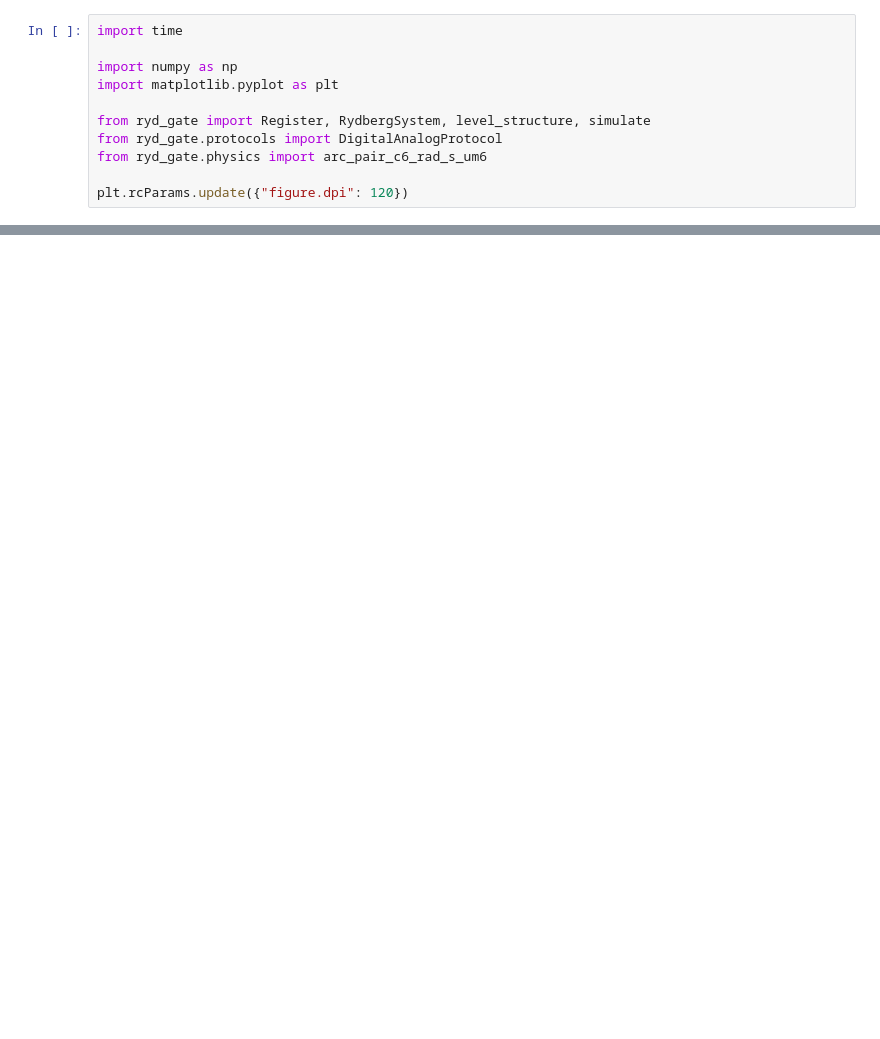
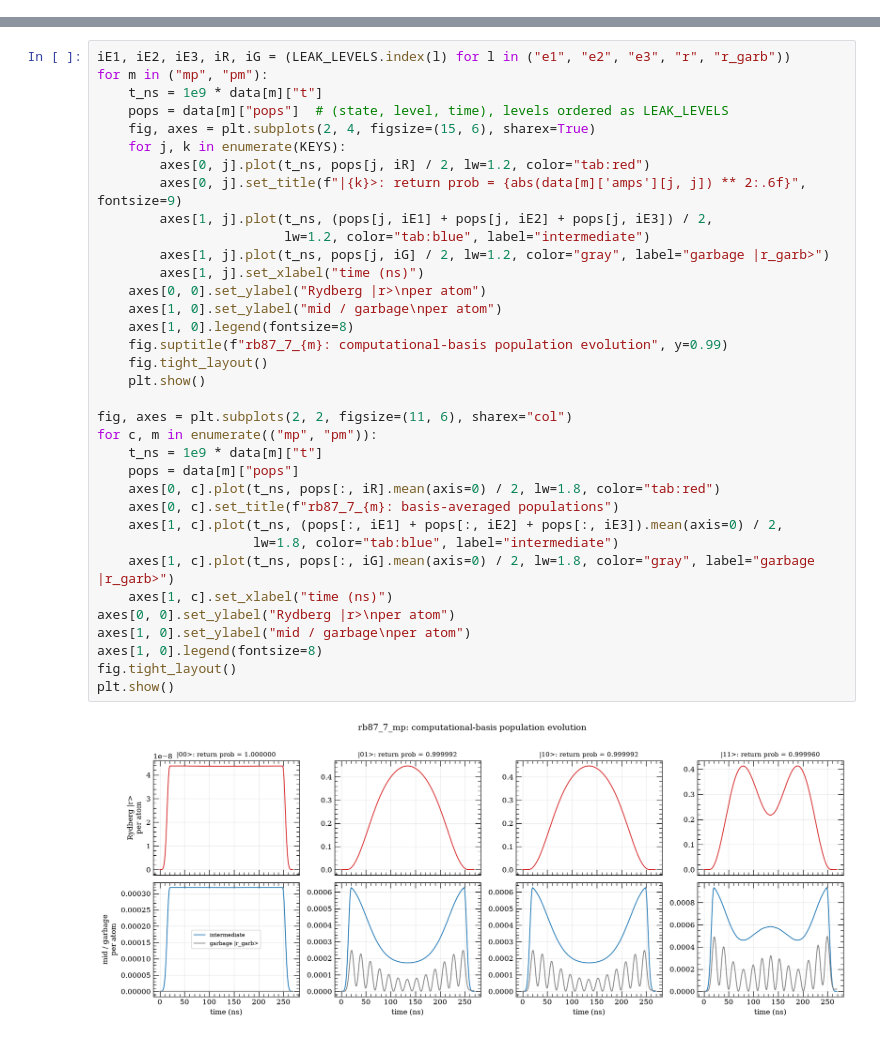
Before and after one commit to ChanceSiyuan/Ryd-gate-modeling, a Jupyter notebook: scripts/notebooks/01_cz_gate.ipynb, the cells around one changed output, grey strips where cells are left out. Saved outputs shown, nothing was run; the diff lists cells and outputs as text; blank space fills up the shorter version.

```diff
--- a/scripts/notebooks/01_cz_gate.ipynb
+++ b/scripts/notebooks/01_cz_gate.ipynb
@@ -843,11 +0,0 @@ $$
-# %%
-import time
-
-import numpy as np
-import matplotlib.pyplot as plt
-
-from ryd_gate import Register, RydbergSystem, level_structure, simulate
-from ryd_gate.protocols import DigitalAnalogProtocol
-from ryd_gate.physics import arc_pair_c6_rad_s_um6
-
-plt.rcParams.update({"figure.dpi": 120})
@@ -1308,0 +177,37 @@ else:
+# %%
+iE1, iE2, iE3, iR, iG = (LEAK_LEVELS.index(l) for l in ("e1", "e2", "e3", "r", "r_garb"))
+for m in ("mp", "pm"):
+    t_ns = 1e9 * data[m]["t"]
+    pops = data[m]["pops"]  # (state, level, time), levels ordered as LEAK_LEVELS
+    fig, axes = plt.subplots(2, 4, figsize=(15, 6), sharex=True)
+    for j, k in enumerate(KEYS):
+        axes[0, j].plot(t_ns, pops[j, iR] / 2, lw=1.2, color="tab:red")
+        axes[0, j].set_title(f"|{k}>: return prob = {abs(data[m]['amps'][j, j]) ** 2:.6f}", fontsize=9)
+        axes[1, j].plot(t_ns, (pops[j, iE1] + pops[j, iE2] + pops[j, iE3]) / 2,
+                        lw=1.2, color="tab:blue", label="intermediate")
+        axes[1, j].plot(t_ns, pops[j, iG] / 2, lw=1.2, color="gray", label="garbage |r_garb>")
+        axes[1, j].set_xlabel("time (ns)")
+    axes[0, 0].set_ylabel("Rydberg |r>\nper atom")
+    axes[1, 0].set_ylabel("mid / garbage\nper atom")
+    axes[1, 0].legend(fontsize=8)
+    fig.suptitle(f"rb87_7_{m}: computational-basis population evolution", y=0.99)
+    fig.tight_layout()
+    plt.show()
+
+fig, axes = plt.subplots(2, 2, figsize=(11, 6), sharex="col")
+for c, m in enumerate(("mp", "pm")):
+    t_ns = 1e9 * data[m]["t"]
+    pops = data[m]["pops"]
+    axes[0, c].plot(t_ns, pops[:, iR].mean(axis=0) / 2, lw=1.8, color="tab:red")
+    axes[0, c].set_title(f"rb87_7_{m}: basis-averaged populations")
+    axes[1, c].plot(t_ns, (pops[:, iE1] + pops[:, iE2] + pops[:, iE3]).mean(axis=0) / 2,
+                    lw=1.8, color="tab:blue", label="intermediate")
+    axes[1, c].plot(t_ns, pops[:, iG].mean(axis=0) / 2, lw=1.8, color="gray", label="garbage |r_garb>")
+    axes[1, c].set_xlabel("time (ns)")
+axes[0, 0].set_ylabel("Rydberg |r>\nper atom")
+axes[1, 0].set_ylabel("mid / garbage\nper atom")
+axes[1, 0].legend(fontsize=8)
+fig.tight_layout()
+plt.show()
+# %% [output]
+[figure, added]
```
Also changed, not shown: parts of 53 cells of this notebook, 20 other files.
